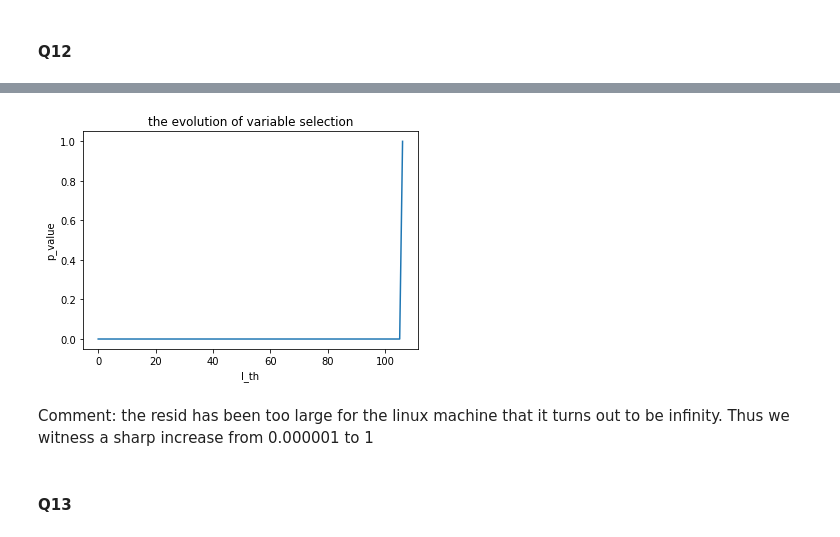
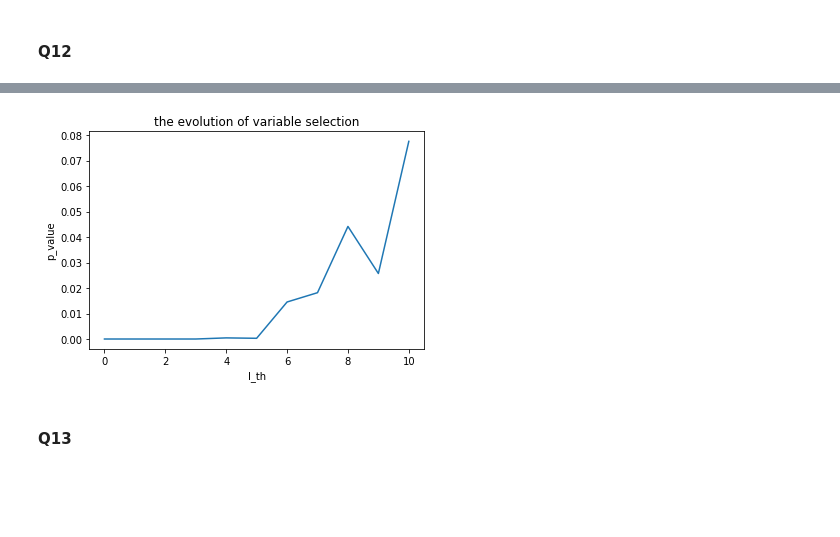
Before and after one commit to Antoninnnn/LinearModel, a Jupyter notebook: sd-tsia204_lab2_yang_yining.ipynb, the cells around one changed output, grey strips where cells are left out. Cells and saved outputs as stored; diff of their text form; code cells hidden in the pictures; blank space fills up the shorter version.

```diff
--- a/sd-tsia204_lab2_yang_yining.ipynb
+++ b/sd-tsia204_lab2_yang_yining.ipynb
@@ -491,7 +491,8 @@ t_p_value(np.array([1,2,3]),10).min()
 0.013343655022569623
 # %%
 def linear_reg(X,y):
- beta = np.linalg.inv(X.T @ X)@X.T@y
+ beta = 1/np.shape(X)[0]*X.T@y
+ #beta = 1/(X.T @ X)*X.T@y
  u=y-X@beta
  n,k = np.shape(X)
  sig2=u.T@u/(n-k)
@@ -631,13 +669,11 @@ len(variable_order_05)
 # %%
-plt.plot([i for i in range(107)],p_iter_[:])
+plt.plot([i for i in range(11)],p_iter_[:])
 plt.xlabel('l_th')
 plt.ylabel('p_value')
 plt.title('the evolution of variable selection')
 plt.show()
 # %% [output]
-[figure, old version]
+[figure, new version]
-# %% [markdown]
-Comment: the resid has been too large for the linux machine that it turns out to be infinity. Thus we witness a sharp increase from 0.000001 to 1
 # %% [markdown]
 #### Q13
 # %%
```
Also changed, not shown: parts of 11 cells of this notebook.
